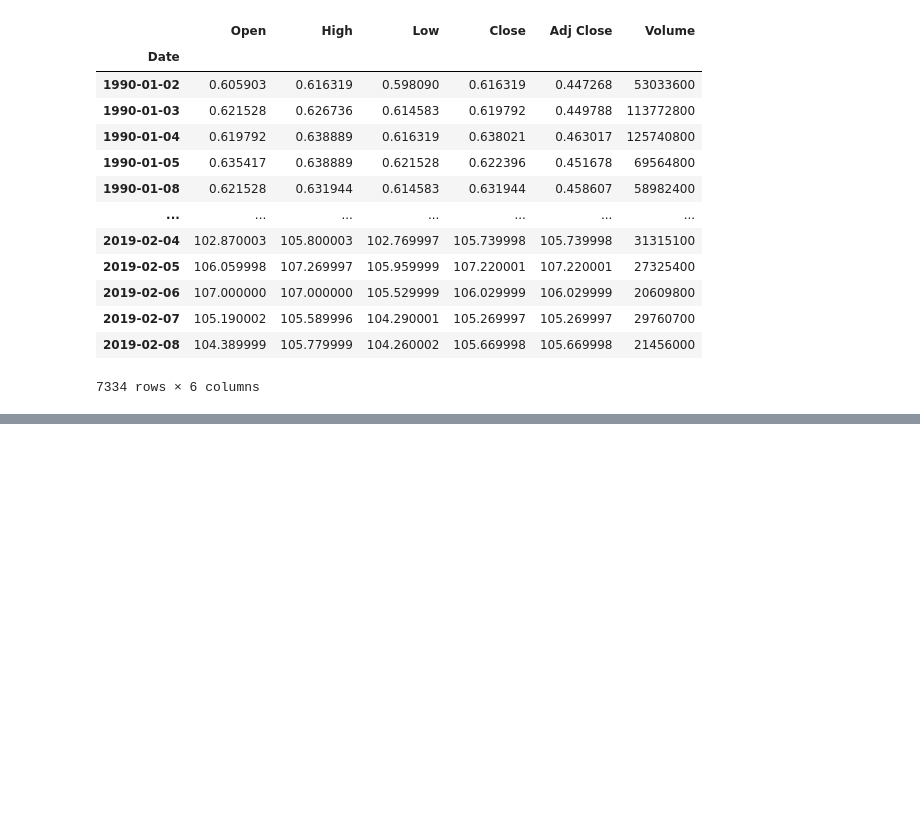
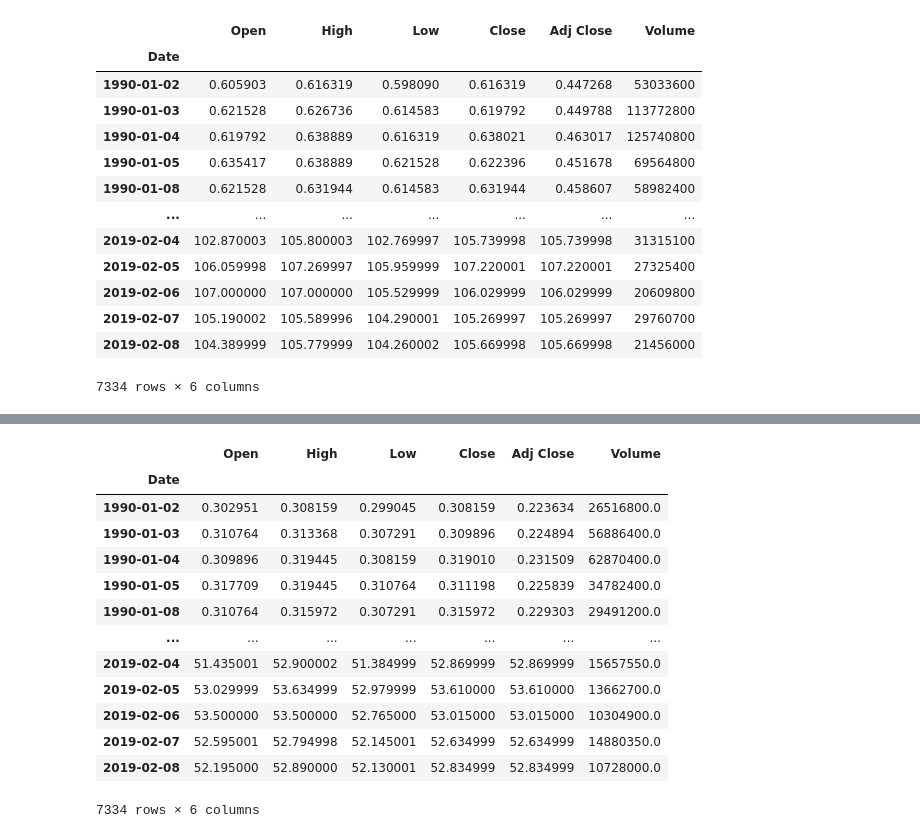
Before and after one commit to 18-RAJAT/Stock-Prediction, a Jupyter notebook: stock_price_prediction_LSTM.ipynb, the cells around one changed output, grey strips where cells are left out. Drawn from its saved outputs; the diff is of its cells as text; code cells hidden in the pictures; blank space fills up the shorter version.

```diff
--- a/stock_price_prediction_LSTM.ipynb
+++ b/stock_price_prediction_LSTM.ipynb
@@ -190,0 +203,19 @@ df
+# %%
+division=df.div(2)
+# %%
+division
+# %% [output]
+|  | Open | High | Low | Close | Adj Close | Volume |
+| Date |  |  |  |  |  |  |
+| 1990-01-02 | 0.302951 | 0.308159 | 0.299045 | 0.308159 | 0.223634 | 26516800.0 |
+| 1990-01-03 | 0.310764 | 0.313368 | 0.307291 | 0.309896 | 0.224894 | 56886400.0 |
+| 1990-01-04 | 0.309896 | 0.319445 | 0.308159 | 0.319010 | 0.231509 | 62870400.0 |
+| 1990-01-05 | 0.317709 | 0.319445 | 0.310764 | 0.311198 | 0.225839 | 34782400.0 |
+| 1990-01-08 | 0.310764 | 0.315972 | 0.307291 | 0.315972 | 0.229303 | 29491200.0 |
+| ... | ... | ... | ... | ... | ... | ... |
+| 2019-02-04 | 51.435001 | 52.900002 | 51.384999 | 52.869999 | 52.869999 | 15657550.0 |
+| 2019-02-05 | 53.029999 | 53.634999 | 52.979999 | 53.610000 | 53.610000 | 13662700.0 |
+| 2019-02-06 | 53.500000 | 53.500000 | 52.765000 | 53.015000 | 53.015000 | 10304900.0 |
+| 2019-02-07 | 52.595001 | 52.794998 | 52.145001 | 52.634999 | 52.634999 | 14880350.0 |
+| 2019-02-08 | 52.195000 | 52.890000 | 52.130001 | 52.834999 | 52.834999 | 10728000.0 |
+7334 rows × 6 columns
```
Also changed, not shown: parts of 5 cells of this notebook.
